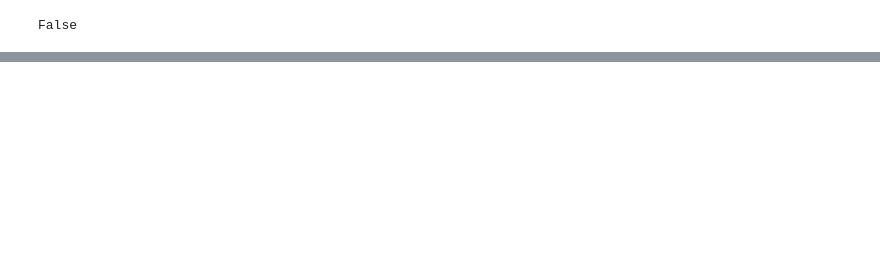
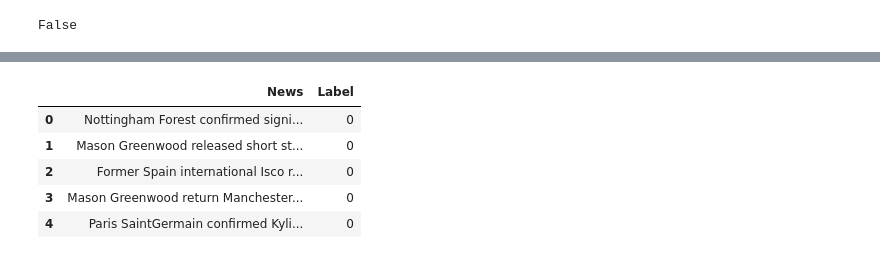
Before and after one commit to RochakSedai/CodeRush_sportsData_project, a Jupyter notebook: preprocessing.ipynb, the cells around one changed output, grey strips where cells are left out. Drawn from its saved outputs; the diff is of its cells as text; code cells hidden in the pictures; blank space fills up the shorter version.

```diff
--- a/preprocessing.ipynb
+++ b/preprocessing.ipynb
@@ -202 +216,10 @@ data = pd.read_csv('preprocessed_Data.csv')
+# %%
+dataset.head()
+# %% [output]
+|  | News | Label |
+| 0 | Nottingham Forest confirmed signi... | 0 |
+| 1 | Mason Greenwood released short st... | 0 |
+| 2 | Former Spain international Isco r... | 0 |
+| 3 | Mason Greenwood return Manchester... | 0 |
+| 4 | Paris SaintGermain confirmed Kyli... | 0 |
 # %%
```
Also changed, not shown: parts of 22 cells of this notebook, 6 other files.
